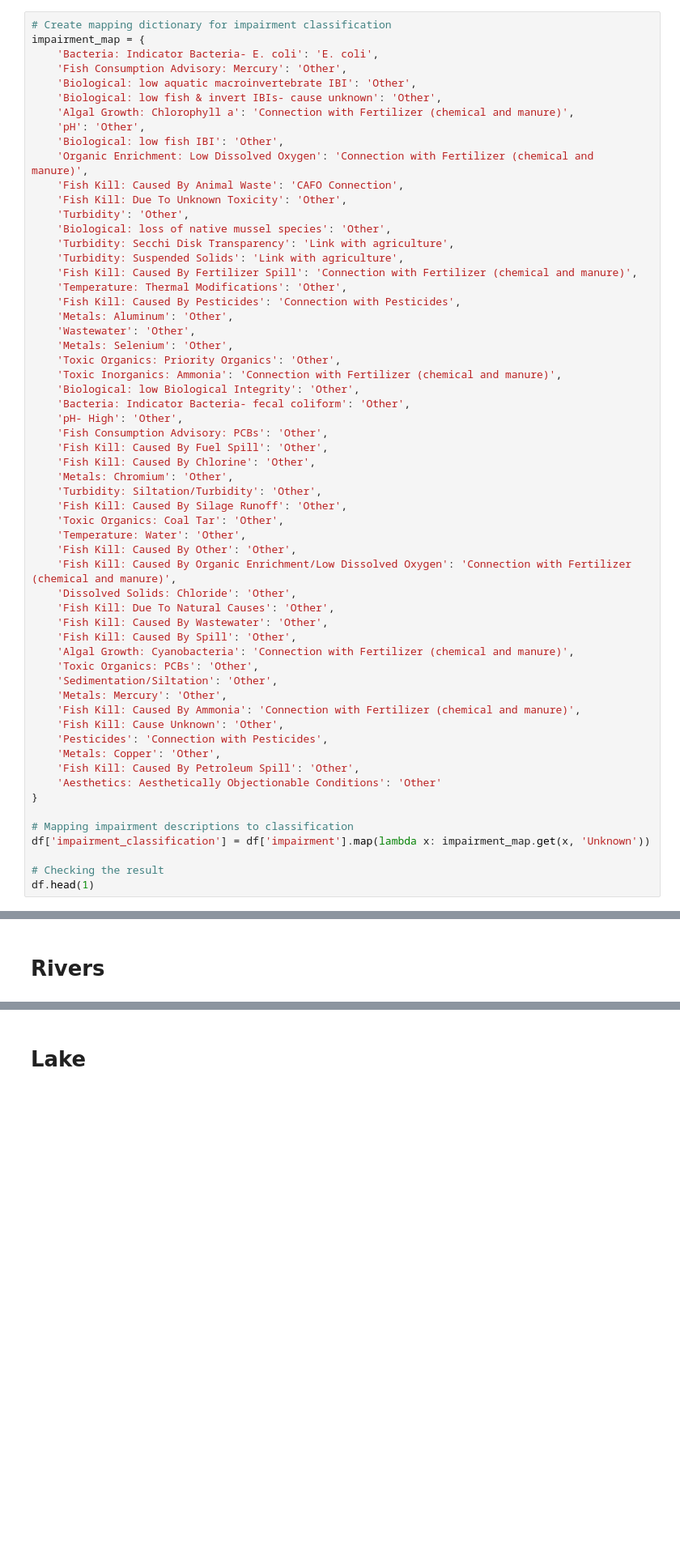
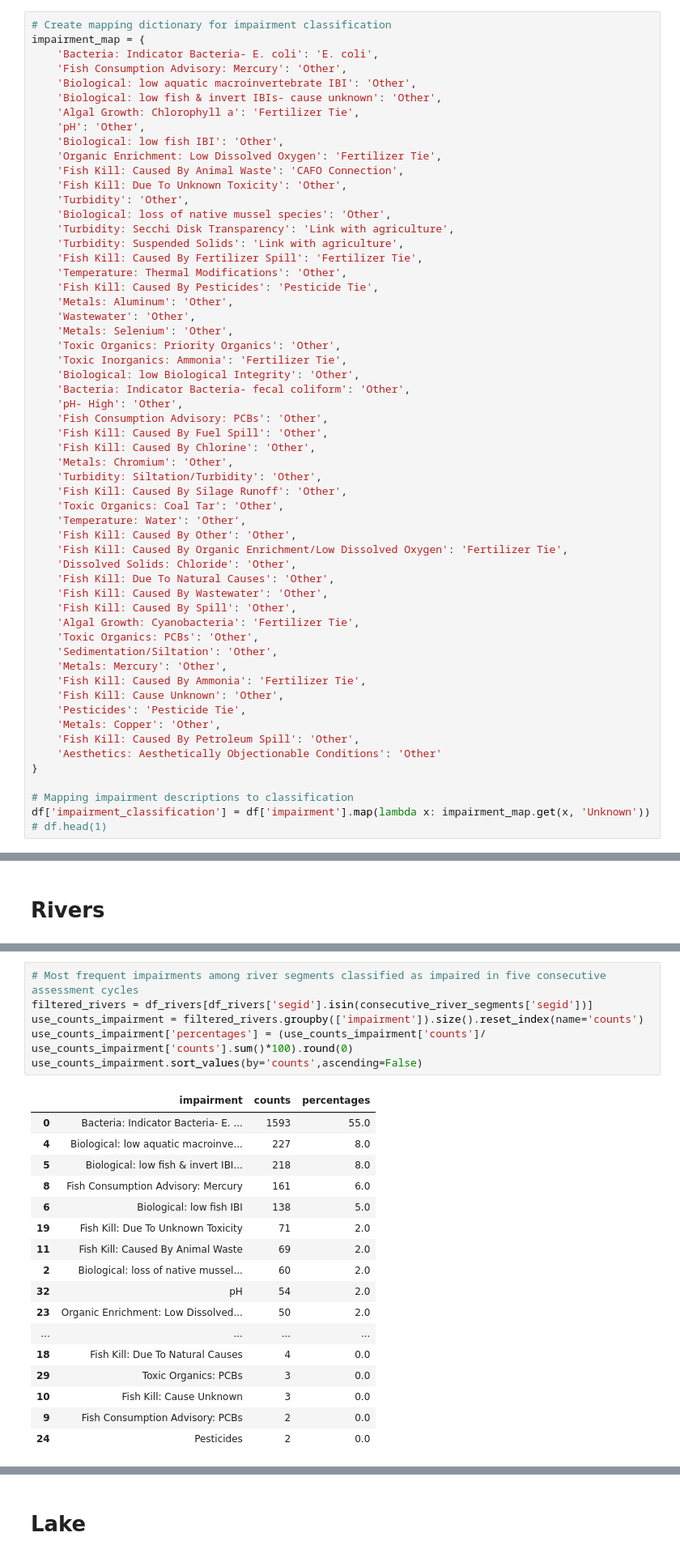
Before and after one commit to mocorderos/Water_Impair_Iowa, a Jupyter notebook: ImpairedWaterListFeb25.ipynb, the cells around one changed output, grey strips where cells are left out. Shown: that part at 81% size. Saved outputs shown, nothing was run; the diff lists cells and outputs as text; blank space fills up the shorter version.

```diff
--- a/ImpairedWaterListFeb25.ipynb
+++ b/ImpairedWaterListFeb25.ipynb
@@ -211,24 +212,24 @@ impairment_map = {
     'Fish Consumption Advisory: Mercury': 'Other',
     'Biological: low aquatic macroinvertebrate IBI': 'Other',
     'Biological: low fish & invert IBIs- cause unknown': 'Other',
-    'Algal Growth: Chlorophyll a': 'Connection with Fertilizer (chemical and manure)',
+    'Algal Growth: Chlorophyll a': 'Fertilizer Tie',
     'pH': 'Other',
     'Biological: low fish IBI': 'Other',
-    'Organic Enrichment: Low Dissolved Oxygen': 'Connection with Fertilizer (chemical and manure)',
+    'Organic Enrichment: Low Dissolved Oxygen': 'Fertilizer Tie',
     'Fish Kill: Caused By Animal Waste': 'CAFO Connection',
     'Fish Kill: Due To Unknown Toxicity': 'Other',
     'Turbidity': 'Other',
     'Biological: loss of native mussel species': 'Other',
     'Turbidity: Secchi Disk Transparency': 'Link with agriculture',
     'Turbidity: Suspended Solids': 'Link with agriculture',
-    'Fish Kill: Caused By Fertilizer Spill': 'Connection with Fertilizer (chemical and manure)',
+    'Fish Kill: Caused By Fertilizer Spill': 'Fertilizer Tie',
     'Temperature: Thermal Modifications': 'Other',
-    'Fish Kill: Caused By Pesticides': 'Connection with Pesticides',
+    'Fish Kill: Caused By Pesticides': 'Pesticide Tie',
     'Metals: Aluminum': 'Other',
     'Wastewater': 'Other',
     'Metals: Selenium': 'Other',
     'Toxic Organics: Priority Organics': 'Other',
-    'Toxic Inorganics: Ammonia': 'Connection with Fertilizer (chemical and manure)',
+    'Toxic Inorganics: Ammonia': 'Fertilizer Tie',
     'Biological: low Biological Integrity': 'Other',
     'Bacteria: Indicator Bacteria- fecal coliform': 'Other',
     'pH- High': 'Other',
@@ -241,18 +242,18 @@ impairment_map = {
     'Toxic Organics: Coal Tar': 'Other',
     'Temperature: Water': 'Other',
     'Fish Kill: Caused By Other': 'Other',
-    'Fish Kill: Caused By Organic Enrichment/Low Dissolved Oxygen': 'Connection with Fertilizer (chemical and manure)',
+    'Fish Kill: Caused By Organic Enrichment/Low Dissolved Oxygen': 'Fertilizer Tie',
     'Dissolved Solids: Chloride': 'Other',
     'Fish Kill: Due To Natural Causes': 'Other',
     'Fish Kill: Caused By Wastewater': 'Other',
     'Fish Kill: Caused By Spill': 'Other',
-    'Algal Growth: Cyanobacteria': 'Connection with Fertilizer (chemical and manure)',
+    'Algal Growth: Cyanobacteria': 'Fertilizer Tie',
     'Toxic Organics: PCBs': 'Other',
     'Sedimentation/Siltation': 'Other',
     'Metals: Mercury': 'Other',
-    'Fish Kill: Caused By Ammonia': 'Connection with Fertilizer (chemical and manure)',
+    'Fish Kill: Caused By Ammonia': 'Fertilizer Tie',
     'Fish Kill: Cause Unknown': 'Other',
-    'Pesticides': 'Connection with Pesticides',
+    'Pesticides': 'Pesticide Tie',
     'Metals: Copper': 'Other',
     'Fish Kill: Caused By Petroleum Spill': 'Other',
     'Aesthetics: Aesthetically Objectionable Conditions': 'Other'
@@ -260,6 +261,4 @@ impairment_map = {
 
 # Mapping impairment descriptions to classification
 df['impairment_classification'] = df['impairment'].map(lambda x: impairment_map.get(x, 'Unknown'))
-
-# Checking the result
-df.head(1)
+# df.head(1)
@@ -536,0 +415,24 @@ Most frequent tmdlprioritys in deteriorated river segments:
+# %%
+# Most frequent impairments among river segments classified as impaired in five consecutive assessment cycles
+filtered_rivers = df_rivers[df_rivers['segid'].isin(consecutive_river_segments['segid'])]
+use_counts_impairment = filtered_rivers.groupby(['impairment']).size().reset_index(name='counts')
+use_counts_impairment['percentages'] = (use_counts_impairment['counts']/ use_counts_impairment['counts'].sum()*100).round(0)
+use_counts_impairment.sort_values(by='counts',ascending=False)
+# %% [output]
+|  | impairment | counts | percentages |
+| 0 | Bacteria: Indicator Bacteria- E. ... | 1593 | 55.0 |
+| 4 | Biological: low aquatic macroinve... | 227 | 8.0 |
+| 5 | Biological: low fish & invert IBI... | 218 | 8.0 |
+| 8 | Fish Consumption Advisory: Mercury | 161 | 6.0 |
+| 6 | Biological: low fish IBI | 138 | 5.0 |
+| 19 | Fish Kill: Due To Unknown Toxicity | 71 | 2.0 |
+| 11 | Fish Kill: Caused By Animal Waste | 69 | 2.0 |
+| 2 | Biological: loss of native mussel... | 60 | 2.0 |
+| 32 | pH | 54 | 2.0 |
+| 23 | Organic Enrichment: Low Dissolved... | 50 | 2.0 |
+| ... | ... | ... | ... |
+| 18 | Fish Kill: Due To Natural Causes | 4 | 0.0 |
+| 29 | Toxic Organics: PCBs | 3 | 0.0 |
+| 10 | Fish Kill: Cause Unknown | 3 | 0.0 |
+| 9 | Fish Consumption Advisory: PCBs | 2 | 0.0 |
+| 24 | Pesticides | 2 | 0.0 |
```
Also changed, not shown: parts of 40 cells of this notebook.
